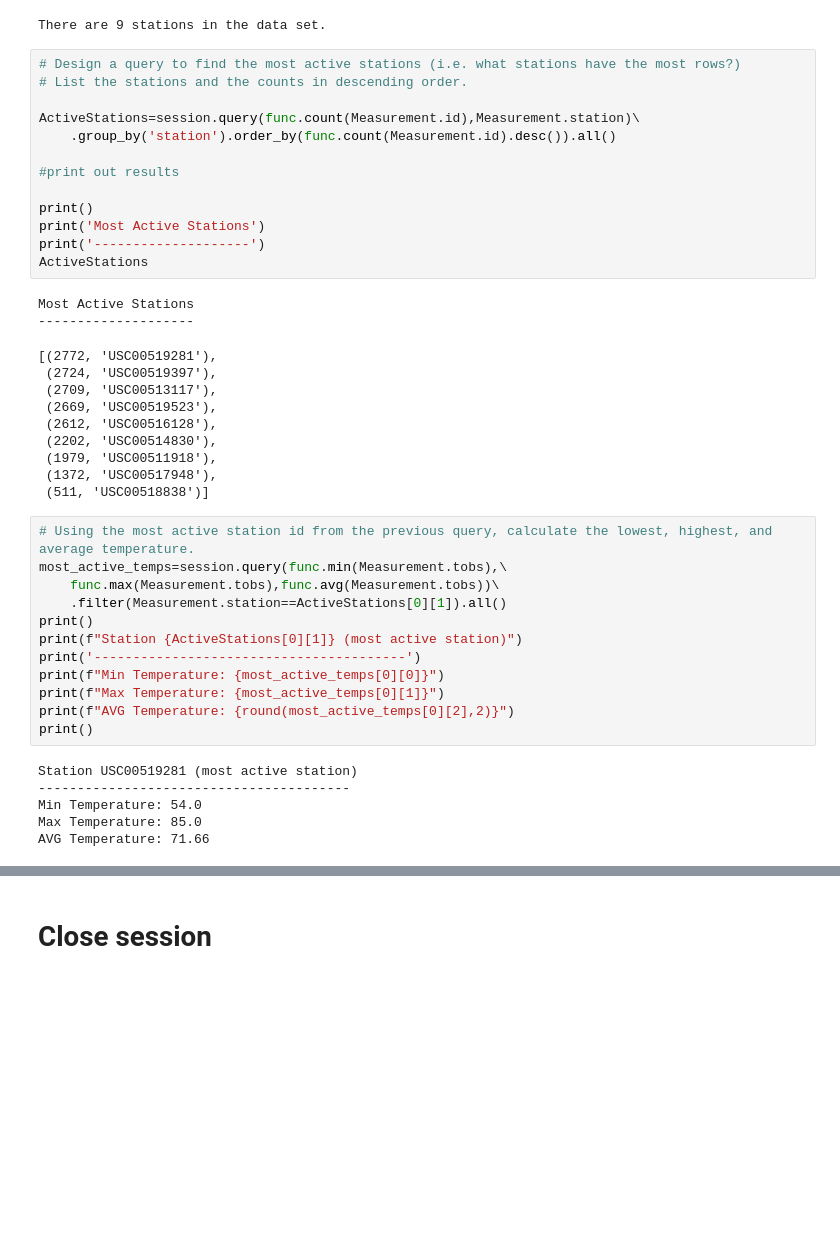
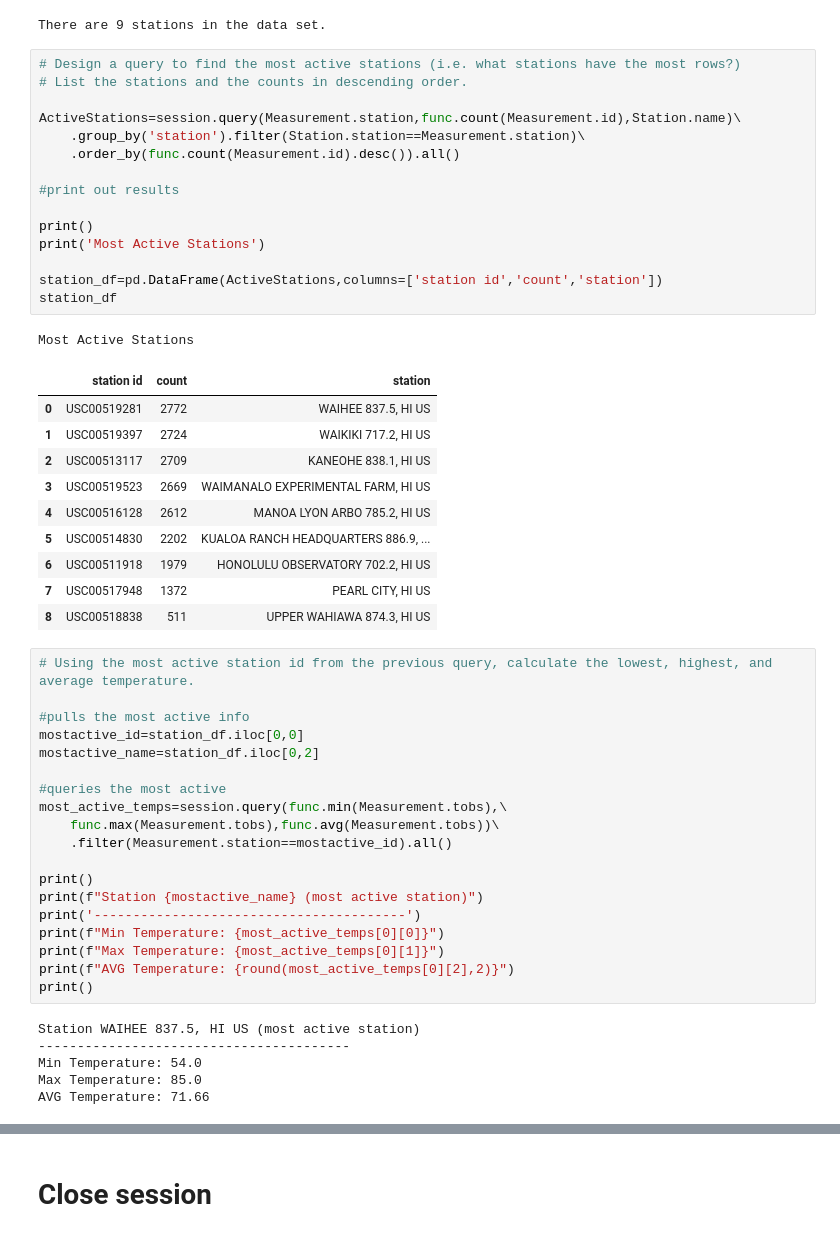
Before and after one commit to julia-claira/sqlalchemy-challenge, a Jupyter notebook: climate_starter.ipynb, the cells around one changed output, grey strips where cells are left out. Drawn from its saved outputs; the diff is of its cells as text; blank space fills up the shorter version.

```diff
--- a/climate_starter.ipynb
+++ b/climate_starter.ipynb
@@ -162,42 +162,51 @@ There are 9 stations in the data set.
 # %%
 # Design a query to find the most active stations (i.e. what stations have the most rows?)
 # List the stations and the counts in descending order.
 
-ActiveStations=session.query(func.count(Measurement.id),Measurement.station)\
-    .group_by('station').order_by(func.count(Measurement.id).desc()).all()
+ActiveStations=session.query(Measurement.station,func.count(Measurement.id),Station.name)\
+    .group_by('station').filter(Station.station==Measurement.station)\
+    .order_by(func.count(Measurement.id).desc()).all()
 
 #print out results
 
 print()
 print('Most Active Stations')
-print('--------------------')
-ActiveStations
+
+station_df=pd.DataFrame(ActiveStations,columns=['station id','count','station'])
+station_df
 # %% [output]
 Most Active Stations
---------------------
-[(2772, 'USC00519281'),
- (2724, 'USC00519397'),
- (2709, 'USC00513117'),
- (2669, 'USC00519523'),
- (2612, 'USC00516128'),
- (2202, 'USC00514830'),
- (1979, 'USC00511918'),
- (1372, 'USC00517948'),
- (511, 'USC00518838')]
+|  | station id | count | station |
+| 0 | USC00519281 | 2772 | WAIHEE 837.5, HI US |
+| 1 | USC00519397 | 2724 | WAIKIKI 717.2, HI US |
+| 2 | USC00513117 | 2709 | KANEOHE 838.1, HI US |
+| 3 | USC00519523 | 2669 | WAIMANALO EXPERIMENTAL FARM, HI US |
+| 4 | USC00516128 | 2612 | MANOA LYON ARBO 785.2, HI US |
+| 5 | USC00514830 | 2202 | KUALOA RANCH HEADQUARTERS 886.9, ... |
+| 6 | USC00511918 | 1979 | HONOLULU OBSERVATORY 702.2, HI US |
+| 7 | USC00517948 | 1372 | PEARL CITY, HI US |
+| 8 | USC00518838 | 511 | UPPER WAHIAWA 874.3, HI US |
 # %%
 # Using the most active station id from the previous query, calculate the lowest, highest, and average temperature.
+
+#pulls the most active info
+mostactive_id=station_df.iloc[0,0]
+mostactive_name=station_df.iloc[0,2]
+
+#queries the most active
 most_active_temps=session.query(func.min(Measurement.tobs),\
     func.max(Measurement.tobs),func.avg(Measurement.tobs))\
-    .filter(Measurement.station==ActiveStations[0][1]).all()
+    .filter(Measurement.station==mostactive_id).all()
+
 print()
-print(f"Station {ActiveStations[0][1]} (most active station)")
+print(f"Station {mostactive_name} (most active station)")
 print('----------------------------------------')
 print(f"Min Temperature: {most_active_temps[0][0]}")
 print(f"Max Temperature: {most_active_temps[0][1]}")
 print(f"AVG Temperature: {round(most_active_temps[0][2],2)}")
 print()
 # %% [output]
-Station USC00519281 (most active station)
+Station WAIHEE 837.5, HI US (most active station)
 ----------------------------------------
 Min Temperature: 54.0
 Max Temperature: 85.0
```
Also changed, not shown: parts of 2 cells of this notebook, 1 other file.
